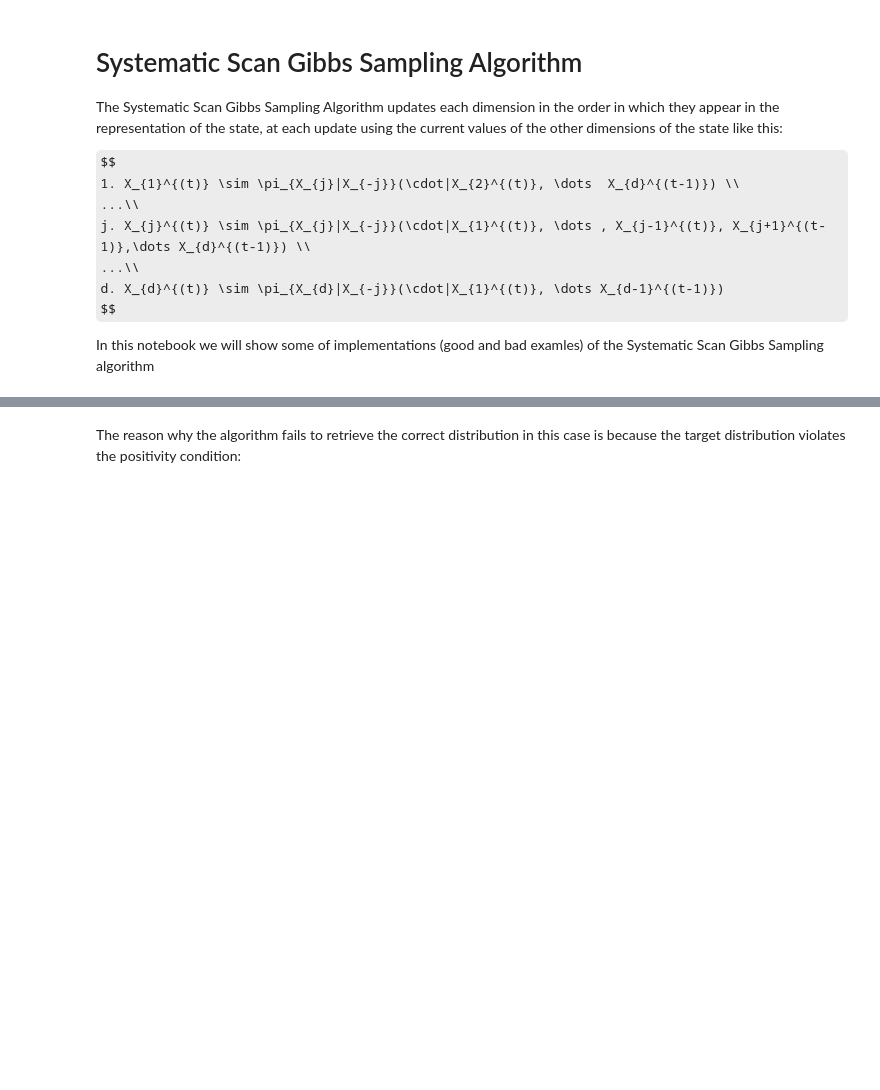
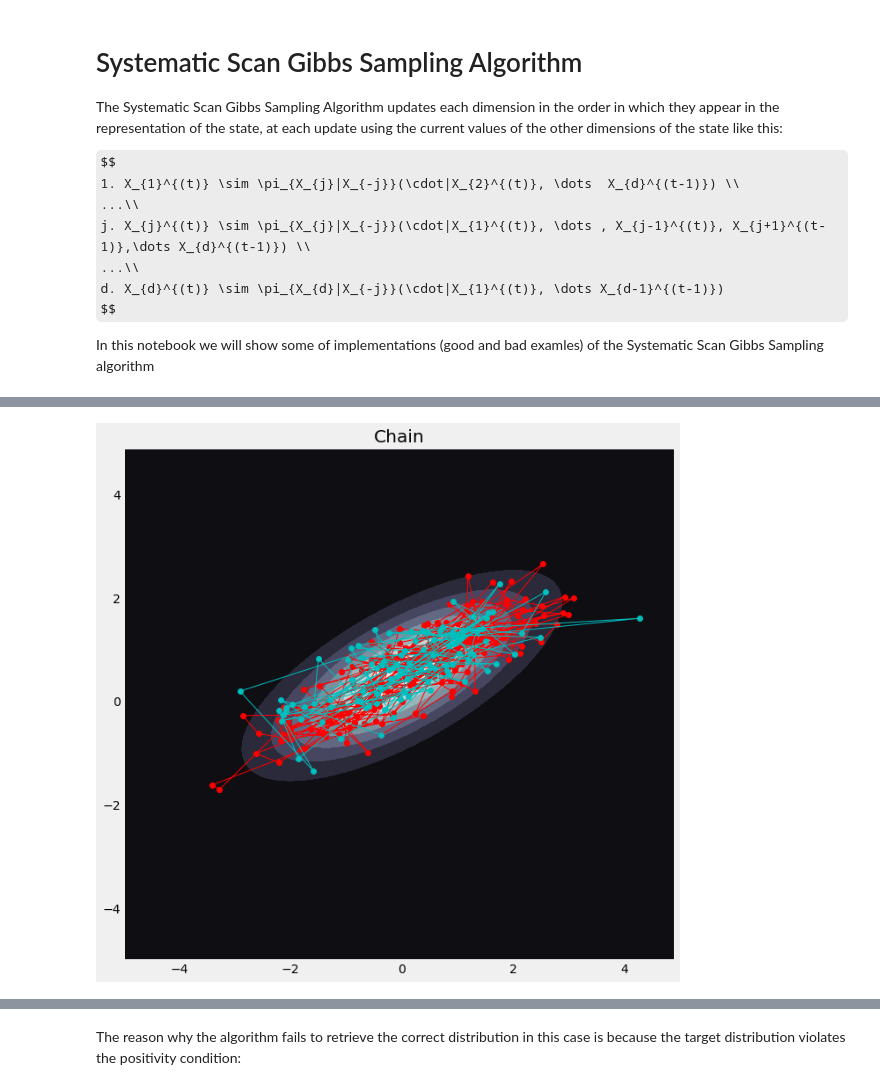
Before and after one commit to I-Bouros/seqgibbs, a Jupyter notebook: seqgibbs/examples/sys_scan_gibbs.ipynb, the cells around one changed output, grey strips where cells are left out. Saved outputs shown, nothing was run; the diff lists cells and outputs as text; code cells hidden in the pictures; some formulas as TeX source; blank space fills up the shorter version.

```diff
--- a/seqgibbs/examples/sys_scan_gibbs.ipynb
+++ b/seqgibbs/examples/sys_scan_gibbs.ipynb
@@ -99,0 +166,24 @@ plt.show()
+# %%
+# Can also extend our running of the algortihm by changing the mode in which we run the sampler
+fig = plt.figure(figsize=(10,10))
+ax0 = fig.add_subplot(111)
+
+# Run 200 complete scan cycles of the algorithm and save the chain
+chain = np.copy(sys_sampler.run(num_cycles=200)).tolist()
+gibbs_x1 = np.asarray(chain)[:,0].tolist()
+gibbs_x2 = np.asarray(chain)[:,1].tolist()
+
+ax0.contourf(x, y, rv.pdf(pos), cmap=plt.cm.bone)
+plt.plot(gibbs_x1, gibbs_x2, marker='o', c='r', linewidth=1)
+ax0.set_title('Chain')
+
+# Run for another 100 complete scan cycles of the algorithm and save the chain
+extended_chain = sys_sampler.run(num_cycles=100, mode='continue')[len(chain)-1:]
+extended_gibbs_x1 = np.asarray(extended_chain)[:,0].tolist()
+extended_gibbs_x2 = np.asarray(extended_chain)[:,1].tolist()
+
+plt.plot(extended_gibbs_x1, extended_gibbs_x2, marker='o', c='c', linewidth=1)
+
+plt.show()
+# %% [output]
+[figure, added]
```
Also changed, not shown: parts of 11 cells of this notebook.
